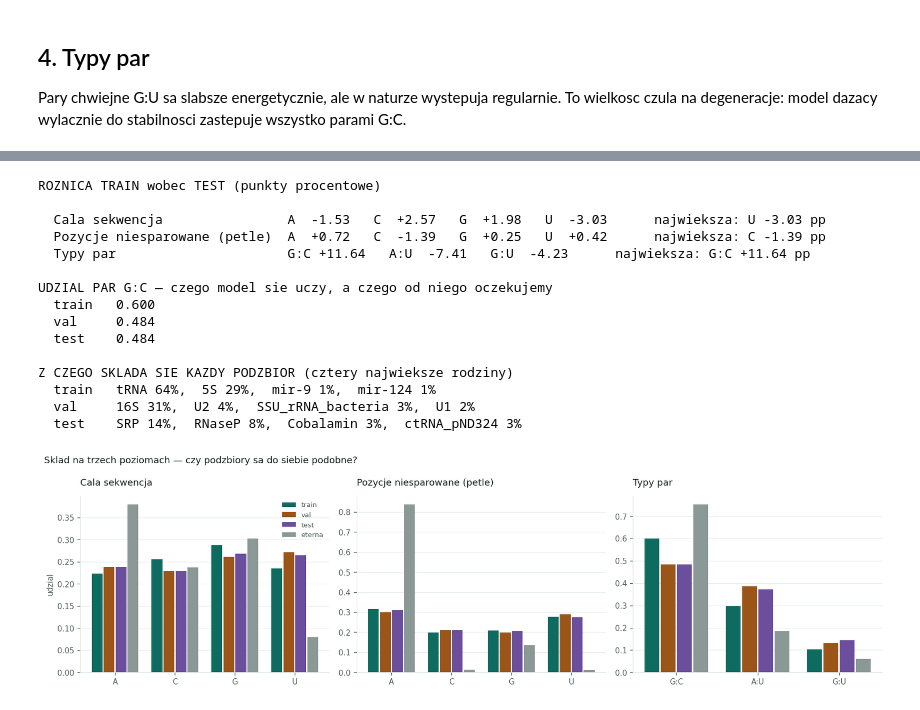
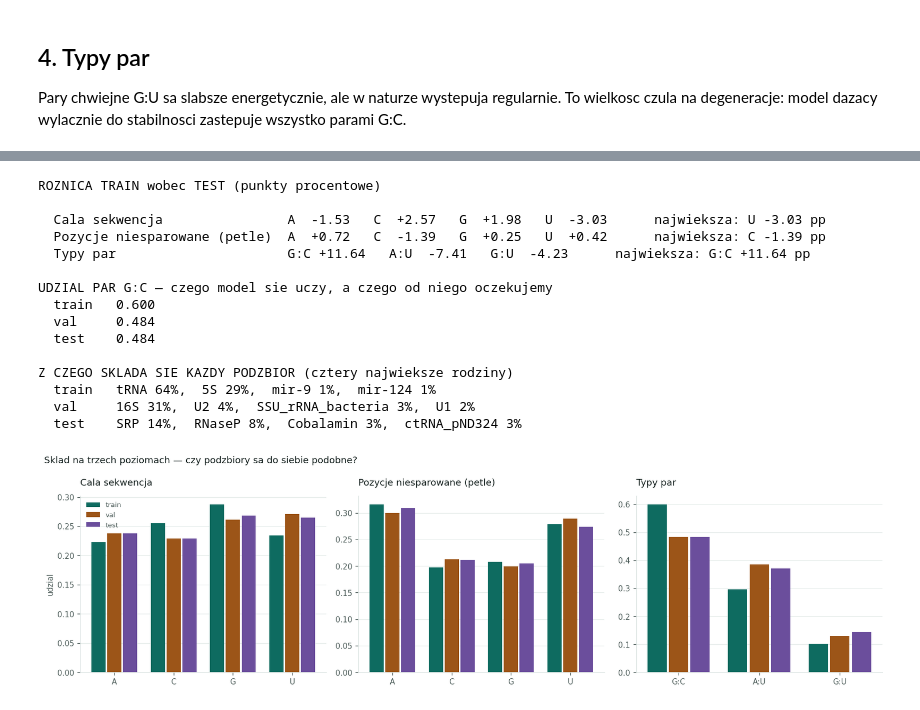
Before and after one commit to nikakoga/RNA-inverse-folding, a Jupyter notebook: notebooks/01_dane.ipynb, the cells around one changed output, grey strips where cells are left out. Saved outputs shown, nothing was run; the diff lists cells and outputs as text; code cells hidden in the pictures.

```diff
--- a/notebooks/01_dane.ipynb
+++ b/notebooks/01_dane.ipynb
@@ -80,15 +79,12 @@ def typy_par(structs, seqs):
 df = wczytaj()
 spl = wczytaj_split("rodzinowy")
 czesci = {z: df.iloc[spl[z]] for z in ("train", "val", "test")}
-eterna = wczytaj_eterna()
 ZBIORY = ["train", "val", "test"]
 
 print(f"zbior roboczy: {len(df)} struktur, {df.family.nunique()} rodzin")
 for z, d in czesci.items():
     L = d.secondary_structure.str.len()
     print(f"  {z:6} {len(d):5}  rodzin {d.family.nunique():4}  mediana {int(L.median()):4} nt")
-L = eterna.secondary_structure.str.len()
-print(f"Eterna: {len(eterna)} zagadek, dlugosci {L.min()}-{L.max()} nt")
 # %% [output]
 zbior roboczy: 3640 struktur, 324 rodzin
   train   2185  rodzin   82  mediana   78 nt
@@ -189,6 +180,6 @@ funkcje biologiczna.
 # %%
-zrodla = [(z, czesci[z]) for z in ZBIORY] + [(f"Eterna (n={len(eterna)})", eterna)]
-kolory_z = [C1, C2, C3, C4]
+zrodla = [(z, czesci[z]) for z in ZBIORY]
+kolory_z = [C1, C2, C3]
 pokaz = ["helisa-wnetrze", "spinka", "wybrzuszenie", "multipetla", "regiony-zewnetrzne"]
 
 fig, axs = plt.subplots(1, len(pokaz), figsize=(14, 3.8), sharey=True)
@@ -204,7 +195,7 @@ for ax, m in zip(axs, pokaz):
     ax.set_xticklabels(BASES, fontsize=9)
     styl(ax, m, "udzial" if m == pokaz[0] else "")
 axs[0].legend(frameon=False, fontsize=8, labelcolor=INK2)
-fig.suptitle("Sklad zasad wg motywu — podzbiory naturalne i Eterna",
+fig.suptitle("Sklad zasad wg motywu",
              color=INK, fontsize=11, x=0.008, ha="left")
 fig.tight_layout()
 # %% [output]
@@ -275,8 +265,7 @@ def sklad_trzy(df):
 
 
 S = {z: sklad_trzy(czesci[z]) for z in ZBIORY}
-S["eterna"] = sklad_trzy(eterna)
-ZR = ZBIORY + ["eterna"]
+ZR = list(ZBIORY)
 POZIOMY = [(0, "Cala sekwencja", BASES),
            (1, "Pozycje niesparowane (petle)", BASES),
            (2, "Typy par", ["G:C", "A:U", "G:U"])]
@@ -305,31 +294,31 @@ for k, tytul, klasy in POZIOMY:
     print(f"  {tytul:<30}" + "   ".join(f"{c} {r[c]:+6.2f}" for c in klasy)
           + f"      najwieksza: {najw} {r[najw]:+.2f} pp")
 
 print()
 print("UDZIAL PAR G:C — czego model sie uczy, a czego od niego oczekujemy")
 for z in ZBIORY:
     print(f"  {z:<8}{S[z][2]['G:C']:.3f}")
 
 print()
 print("Z CZEGO SKLADA SIE KAZDY PODZBIOR (cztery najwieksze rodziny)")
 for z in ZBIORY:
     vc = czesci[z].family.value_counts().head(4)
     print(f"  {z:<8}" + ",  ".join(f"{k} {100 * v / len(czesci[z]):.0f}%"
                                    for k, v in vc.items()))
 # %% [output]
 ROZNICA TRAIN wobec TEST (punkty procentowe)
 
   Cala sekwencja                A  -1.53   C  +2.57   G  +1.98   U  -3.03      najwieksza: U -3.03 pp
   Pozycje niesparowane (petle)  A  +0.72   C  -1.39   G  +0.25   U  +0.42      najwieksza: C -1.39 pp
   Typy par                      G:C +11.64   A:U  -7.41   G:U  -4.23      najwieksza: G:C +11.64 pp
 
 UDZIAL PAR G:C — czego model sie uczy, a czego od niego oczekujemy
   train   0.600
   val     0.484
   test    0.484
 
 Z CZEGO SKLADA SIE KAZDY PODZBIOR (cztery najwieksze rodziny)
   train   tRNA 64%,  5S 29%,  mir-9 1%,  mir-124 1%
   val     16S 31%,  U2 4%,  SSU_rRNA_bacteria 3%,  U1 2%
   test    SRP 14%,  RNaseP 8%,  Cobalamin 3%,  ctRNA_pND324 3%
-[figure, old version]
+[figure, new version]
```
Also changed, not shown: parts of 9 cells of this notebook, 39 other files.
